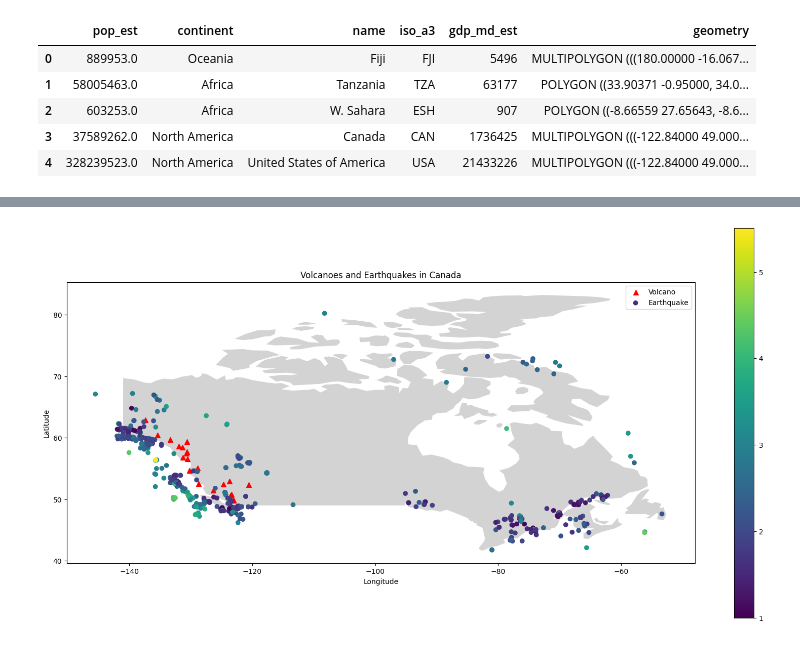
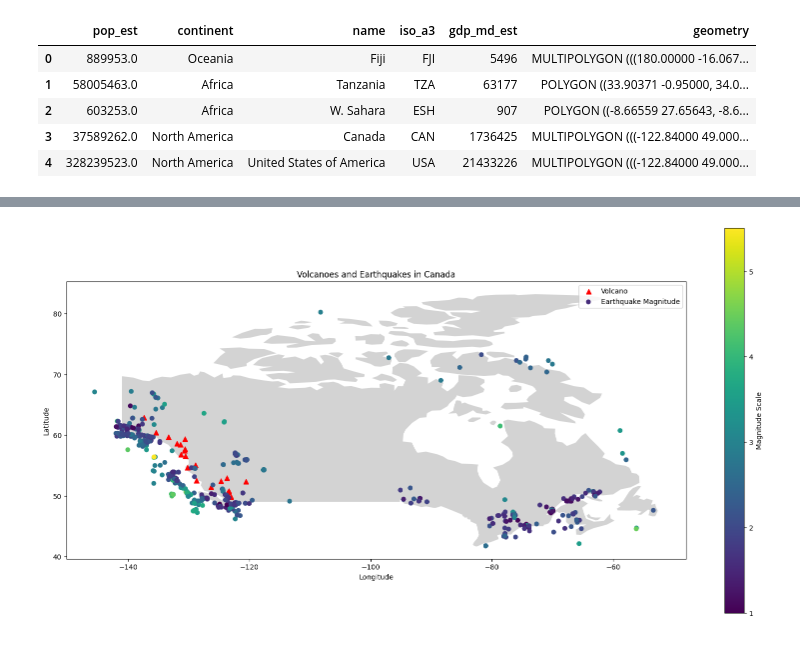
Before and after one commit to Torin99/CP321, a Jupyter notebook: A2.ipynb, the cells around one changed output, grey strips where cells are left out. Drawn from its saved outputs; the diff is of its cells as text; code cells hidden in the pictures.

Commit message:
add magnitude label

```diff
--- a/A2.ipynb
+++ b/A2.ipynb
@@ -125,27 +125,27 @@ earthquake.head(5)
 # %%
 # Plot world map
 canada = world[world.name == 'Canada']
 ax = canada.plot(figsize=(20, 10), color='lightgrey')
 
 canada_volcanoes = volcano.loc[(volcano['Country'] == 'Canada')]
 
 # Plot volcanoes
 volcano_points = geopandas.GeoDataFrame(
     canada_volcanoes, geometry=geopandas.points_from_xy(canada_volcanoes.Longitude, canada_volcanoes.Latitude))
 volcano_points.plot(ax=ax, color='red', marker='^', markersize=50, label='Volcano')
 
 # Plot earthquakes
 earthquake_points = geopandas.GeoDataFrame(
     earthquake, geometry=geopandas.points_from_xy(earthquake.Longitude, earthquake.Latitude))
-earthquake_points.plot(ax=ax, column='Magnitude', cmap='viridis', legend=True, label='Earthquake')
+earthquake_points.plot(ax=ax, column='Magnitude', cmap='viridis', legend=True, legend_kwds={'label': "Magnitude Scale"}, label='Earthquake Magnitude')
 
 # Add legend and title
 plt.legend()
 plt.xlabel('Longitude')
 plt.ylabel('Latitude')
 plt.title('Volcanoes and Earthquakes in Canada')
 
 # Show plot
 plt.show()
 # %% [output]
-[figure, old version]
+[figure, new version]
```
